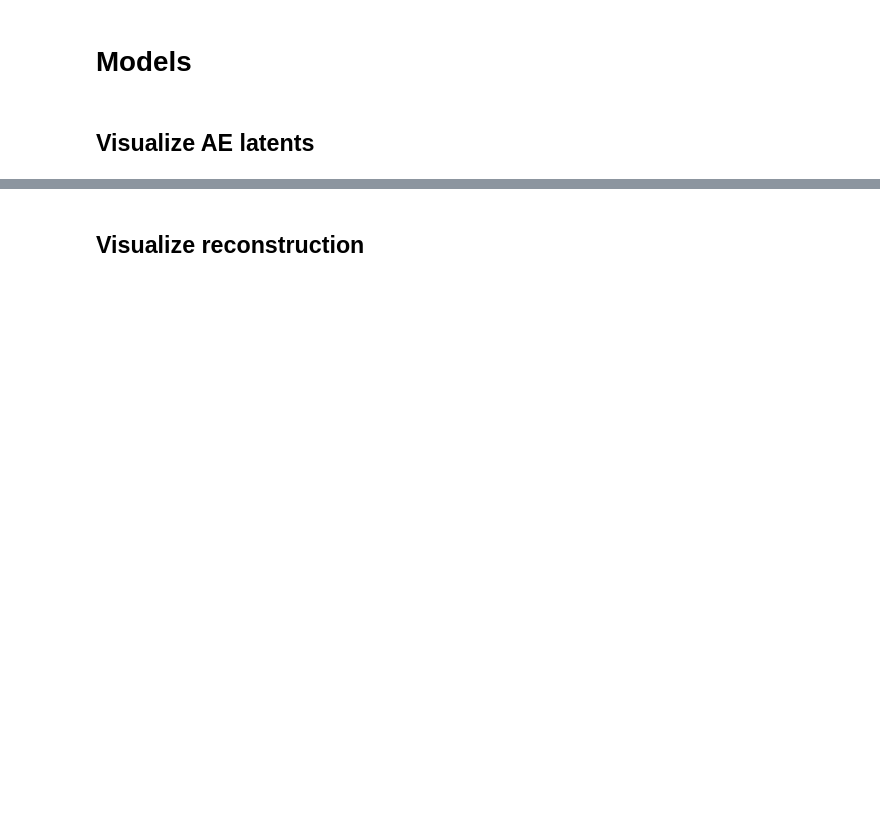
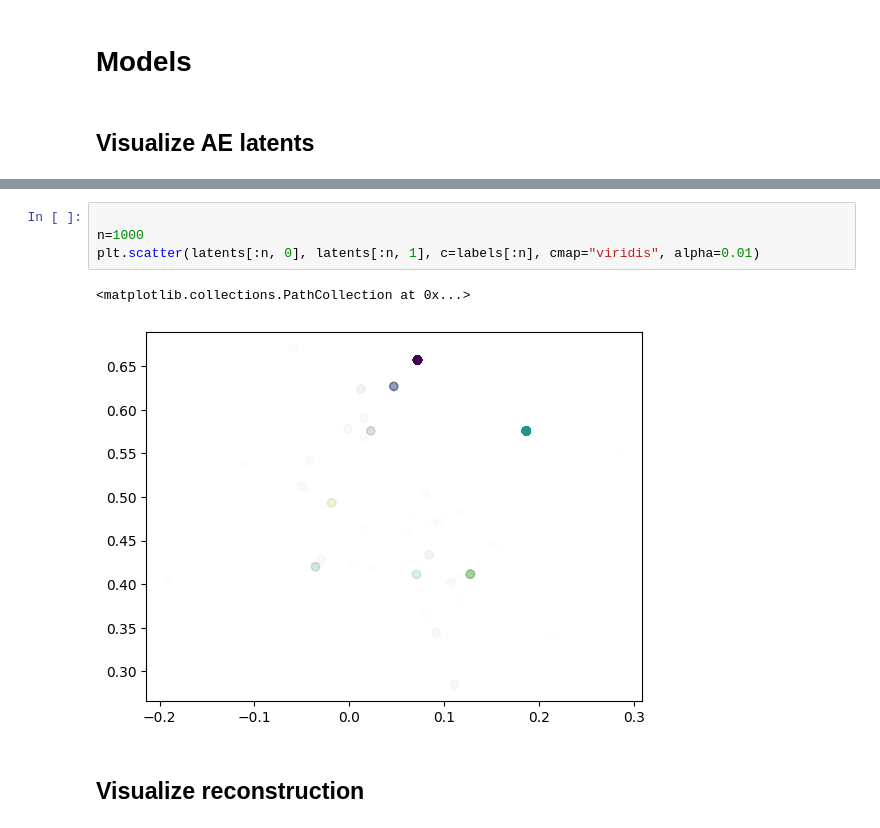
Before and after one commit to uzairname/manifold-learning, a Jupyter notebook: main.ipynb, the cells around one changed output, grey strips where cells are left out. Saved outputs shown, nothing was run; the diff lists cells and outputs as text; blank space fills up the shorter version.

```diff
--- a/main.ipynb
+++ b/main.ipynb
@@ -114,3 +136,10 @@ else:
+# %%
+
+n=1000
+plt.scatter(latents[:n, 0], latents[:n, 1], c=labels[:n], cmap="viridis", alpha=0.01)
+# %% [output]
+<matplotlib.collections.PathCollection at 0x...>
+[figure, added]
 # %% [markdown]
 ## Visualize reconstruction
 # %%
```
Also changed, not shown: parts of 4 cells of this notebook, 6 other files.
